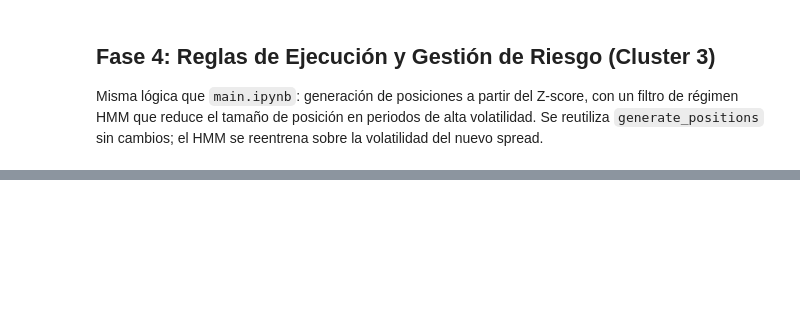
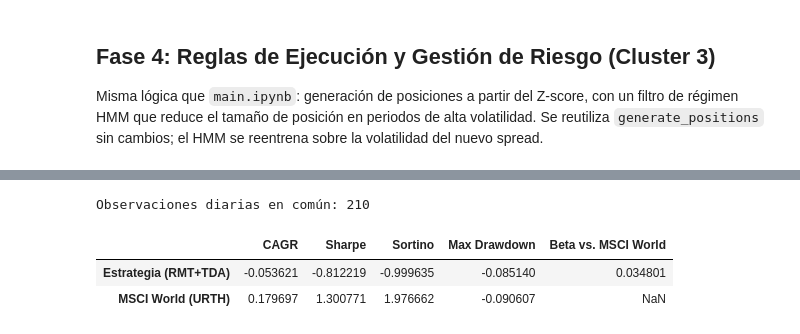
Before and after one commit to SamuOropeza/Investigacion_PCNM, a Jupyter notebook: RMT+TDA.ipynb, the cells around one changed output, grey strips where cells are left out. Saved outputs shown, nothing was run; the diff lists cells and outputs as text; code cells hidden in the pictures; blank space fills up the shorter version.

```diff
--- a/RMT+TDA.ipynb
+++ b/RMT+TDA.ipynb
@@ -664,0 +746,40 @@ plt.show()
+# %%
+benchmark_daily = yf.download('URTH', period='729d', interval='1d', progress=False)['Close']
+if isinstance(benchmark_daily, pd.DataFrame):
+    benchmark_daily = benchmark_daily.iloc[:, 0]
+if benchmark_daily.index.tz is not None:
+    benchmark_daily.index = benchmark_daily.index.tz_localize(None)
+
+notional_capital_c3 = spread_train_c3.std() * 20
+
+pnl_daily_c3 = pnl_net_test_c3.copy()
+if pnl_daily_c3.index.tz is not None:
+    pnl_daily_c3.index = pnl_daily_c3.index.tz_localize(None)
+pnl_daily_c3 = pnl_daily_c3.resample('D').sum()
+
+strategy_returns_daily_c3 = (pnl_daily_c3 / notional_capital_c3).rename('strategy')
+benchmark_returns_daily_c3 = benchmark_daily.pct_change().rename('benchmark')
+
+common_index_c3 = strategy_returns_daily_c3.index.intersection(benchmark_returns_daily_c3.index)
+strategy_returns_daily_c3 = strategy_returns_daily_c3.loc[common_index_c3].fillna(0)
+benchmark_returns_daily_c3 = benchmark_returns_daily_c3.loc[common_index_c3].fillna(0)
+
+print(f"Observaciones diarias en común: {len(common_index_c3)}")
+
+metrics_c3 = pd.DataFrame({
+    'CAGR': [qs.stats.cagr(strategy_returns_daily_c3), qs.stats.cagr(benchmark_returns_daily_c3)],
+    'Sharpe': [qs.stats.sharpe(strategy_returns_daily_c3), qs.stats.sharpe(benchmark_returns_daily_c3)],
+    'Sortino': [qs.stats.sortino(strategy_returns_daily_c3), qs.stats.sortino(benchmark_returns_daily_c3)],
+    'Max Drawdown': [qs.stats.max_drawdown(strategy_returns_daily_c3), qs.stats.max_drawdown(benchmark_returns_daily_c3)],
+}, index=['Estrategia (RMT+TDA)', 'MSCI World (URTH)'])
+
+metrics_c3.loc['Estrategia (RMT+TDA)', 'Beta vs. MSCI World'] = qs.stats.greeks(
+    strategy_returns_daily_c3, benchmark_returns_daily_c3
+)['beta']
+
+metrics_c3
+# %% [output]
+Observaciones diarias en común: 210
+|  | CAGR | Sharpe | Sortino | Max Drawdown | Beta vs. MSCI World |
+| Estrategia (RMT+TDA) | -0.053621 | -0.812219 | -0.999635 | -0.085140 | 0.034801 |
+| MSCI World (URTH) | 0.179697 | 1.300771 | 1.976662 | -0.090607 | NaN |
```
Also changed, not shown: parts of 27 cells of this notebook.
